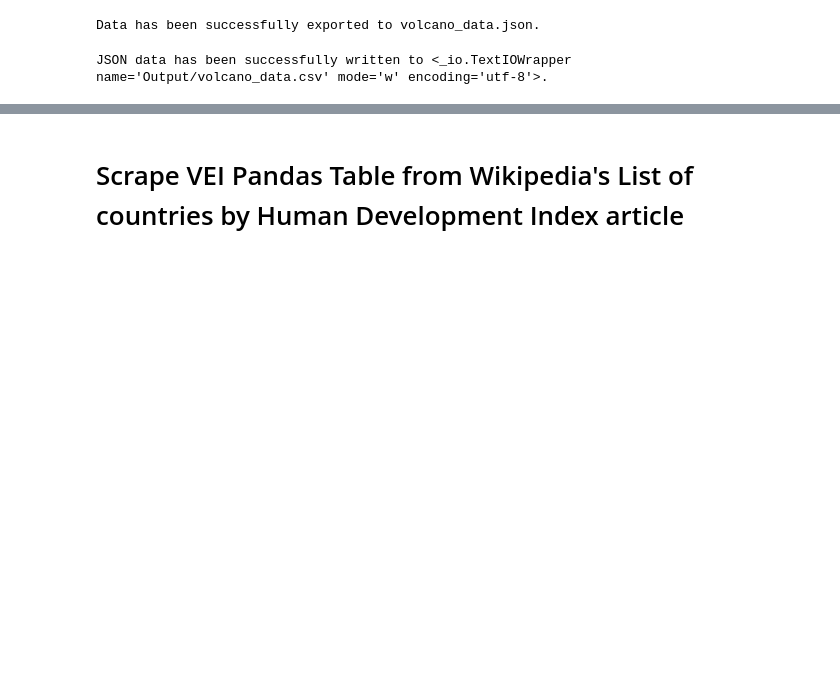
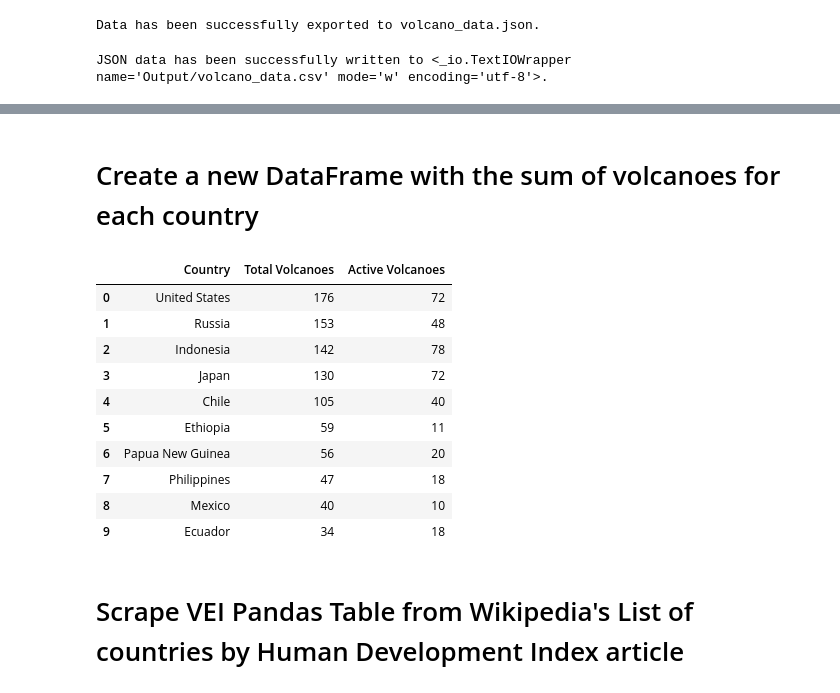
Before and after one commit to Andrew-Hong1/Project-3-Group-4, a Jupyter notebook: scrape_pandas_table.ipynb, the cells around one changed output, grey strips where cells are left out. Drawn from its saved outputs; the diff is of its cells as text; code cells hidden in the pictures; blank space fills up the shorter version.

```diff
--- a/scrape_pandas_table.ipynb
+++ b/scrape_pandas_table.ipynb
@@ -367,3 +368,28 @@ volcano_df.head(10)
 | 9 | 211030 | Ischia | Italy | Mediterranean and W Asia | Italy | 40.730 | 13.897 | 5 | 0 | 3 | ... |
 # %%
 volcano_df.to_csv('Output/volcano_data.csv', index=False, encoding='utf-8')
+# %% [markdown]
+# Create a new DataFrame with the sum of volcanoes for each country
+# %%
+# Create a new DataFrame with the sum of volcanoes for each country
+volcanoes_by_country_df = volcano_df['Country'].value_counts().reset_index()
+volcanoes_by_country_df.columns = ['Country', 'Total Volcanoes']
+# Create a new DataFrame with the sum of active volcanoes for each country
+active_volcanoes = volcano_df.groupby('Country')['H_active'].sum().reset_index()
+# %%
+# Merge the two DataFrames by Country
+merged_df = volcanoes_by_country_df.merge(active_volcanoes, on='Country', how='inner')
+merged_df = merged_df.rename(columns={'H_active': 'Active Volcanoes'})
+merged_df.head(10)
+# %% [output]
+|  | Country | Total Volcanoes | Active Volcanoes |
+| 0 | United States | 176 | 72 |
+| 1 | Russia | 153 | 48 |
+| 2 | Indonesia | 142 | 78 |
+| 3 | Japan | 130 | 72 |
+| 4 | Chile | 105 | 40 |
+| 5 | Ethiopia | 59 | 11 |
+| 6 | Papua New Guinea | 56 | 20 |
+| 7 | Philippines | 47 | 18 |
+| 8 | Mexico | 40 | 10 |
+| 9 | Ecuador | 34 | 18 |
```
Also changed, not shown: parts of 4 cells of this notebook, 5 other files.
